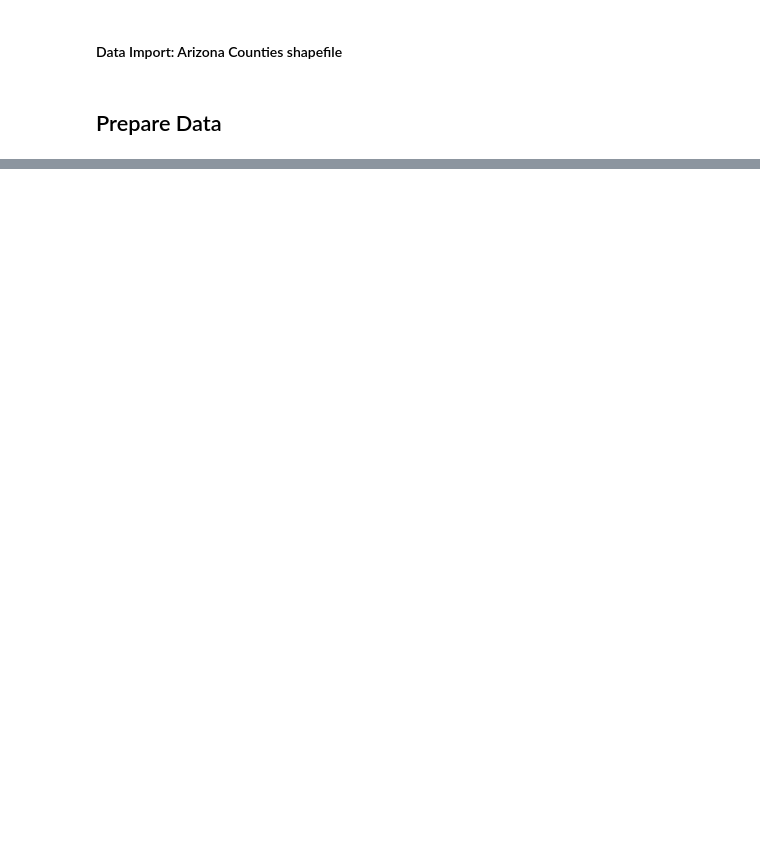
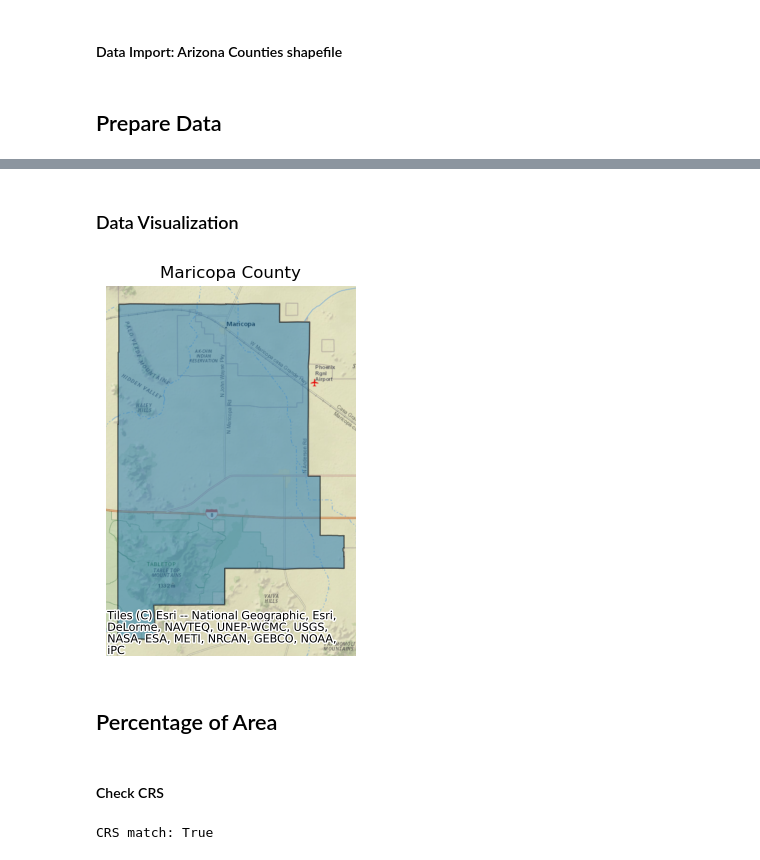
Before and after one commit to hazelvaq/Maricopa-Arizona-Changes-in-Biodiversity-Intactness-Index-, a Jupyter notebook: phoenix_bii_changes.ipynb, the cells around one changed output, grey strips where cells are left out. Saved outputs shown, nothing was run; the diff lists cells and outputs as text; code cells hidden in the pictures; blank space fills up the shorter version.

```diff
--- a/phoenix_bii_changes.ipynb
+++ b/phoenix_bii_changes.ipynb
@@ -159,10 +161,38 @@ us_states = gpd.read_file('data/states_shapefile/States_shapefile.shp')
 arizona_counties.columns = arizona_counties.columns.str.lower()
 
 # Filter to Maricopa County
-maricopa_counties = arizona_counties[arizona_counties.name =='Maricopa-Stanfield']
+maricopa_county = arizona_counties[arizona_counties.name =='Maricopa-Stanfield']
 
 # Let's view our results
-maricopa_counties
+maricopa_county
 # %% [output]
 |  | statefp | countyfp | cousubfp | cousubns | geoid | name | namelsad | lsad | classfp | mtfcc | ... |
 | 57 | 04 | 021 | 92091 | 01934958 | 0402192091 | Maricopa-Stanfield | Maricopa-Stanfield CCD | 22 | Z5 | G4040 | ... |
+# %% [markdown]
+### Data Visualization
+# %%
+# Map of Maricopa with appropraite geographical context
+
+fig, ax = plt.subplots()
+
+(maricopa_county.to_crs(epsg=3857).plot(ax=ax, figsize = (20,20), alpha = 0.5, edgecolor = "k"))
+
+ctx.add_basemap(ax=ax, source = ctx.providers.Esri.NatGeoWorldMap)
+
+ax.set_title("Maricopa County")
+ax.set_axis_off()
+# %% [output]
+[figure, added]
+# %% [markdown]
+## Percentage of Area
+# %% [markdown]
+#### Check CRS
+# %%
+# Let's make an if statement if its false to change the crs
+
+# reproject maricopa_county to stack crs
+maricopa_county = maricopa_county.to_crs(bi_2017.rio.crs)
+
+print("CRS match:",maricopa_county.crs == bi_2017.rio.crs)
+# %% [output]
+CRS match: True
```
Also changed, not shown: parts of 10 cells of this notebook.
